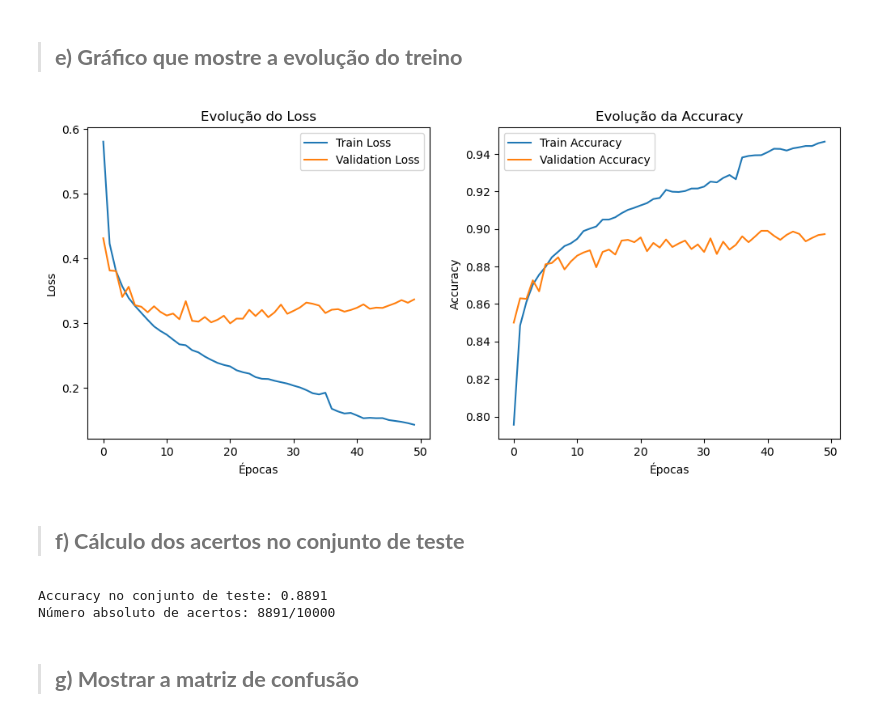
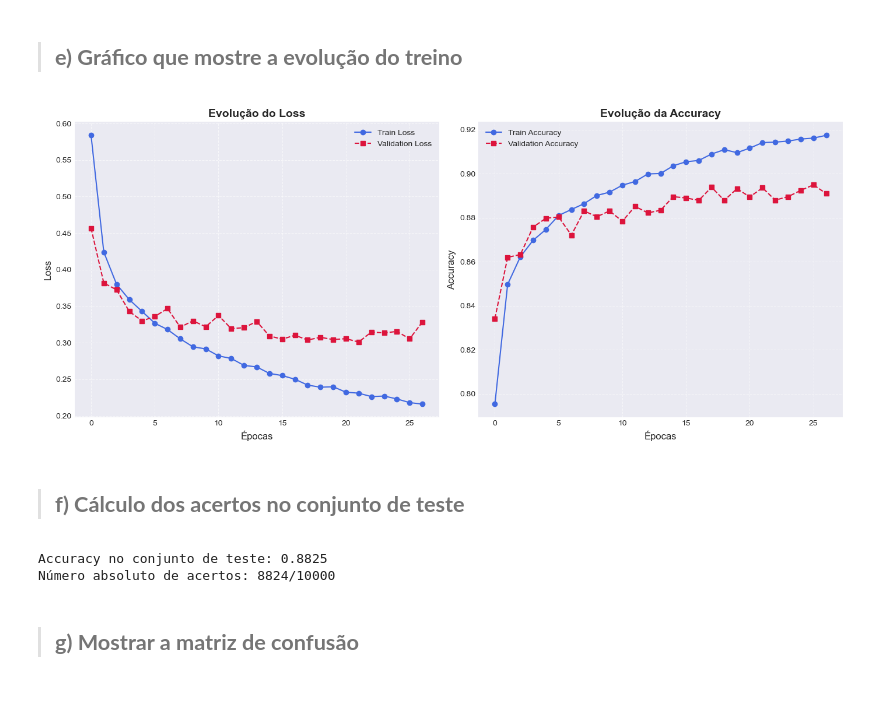
Before and after one commit to Kinpau/APVC_Projeto, a Jupyter notebook: notebooks/D1Parte1-Grupo7.ipynb, the cells around one changed output. Cells and saved outputs as stored; diff of their text form; code cells hidden in the pictures; blank space fills up the shorter version.

```diff
--- a/notebooks/D1Parte1-Grupo7.ipynb
+++ b/notebooks/D1Parte1-Grupo7.ipynb
@@ -195,16 +197,8 @@ modelo = keras.Sequential([
 > ## **c) Compilar a rede**
 # %%
 # Compilar o modelo
-modelo.compile(optimizer='adam', loss='categorical_crossentropy', metrics=['accuracy'])
+modelo.compile(optimizer='adam', loss='categorical_crossentropy', metrics=['accuracy', tf.keras.metrics.Precision(), tf.keras.metrics.Recall()])
 # %% [markdown]
 # <a class='anchor' id='3.4'></a>
 
 > ## **d) Treinar o modelo – max 50 épocas, de pref. a usar callbacks**
-# %%
-early_stopping = keras.callbacks.EarlyStopping(monitor='val_loss', patience=50, min_delta=0.0001, restore_best_weights=True) # Parar o treino se a loss do conjunto de validação não diminuir durante 50 épocas
-lr_scheduler = keras.callbacks.ReduceLROnPlateau(monitor='val_loss', factor=0.5, patience=15, min_lr=0.0001) # Reduzir a taxa de aprendizagem se a loss do conjunto de validação não diminuir durante 15 épocas
-
-# Treinar o modelo (máx. 50 épocas, usando callbacks)
-history = modelo.fit(x_train, y_train, epochs=50, batch_size=64,
-                      validation_data=(x_val, y_val),
-                      callbacks=[early_stopping, lr_scheduler])
@@ -228,0 +205,5 @@ Epoch 50/50
+# %%
+# Treinar o modelo (máx. 50 épocas, usando callbacks)
+history = modelo.fit(x_train, y_train, epochs=50, batch_size=64,
+                      validation_data=(x_val, y_val),
+                      callbacks=[BEST_MODEL_CHECKPOINT, EARLY_STOPPING])
@@ -231,39 +230,50 @@ Epoch 50/50
 
 > ## **e) Gráfico que mostre a evolução do treino**
 # %%
-# Gráfico da evolução do treino
-plt.figure(figsize=(12, 5))
+# Aplicar um estilo moderno
+plt.style.use('seaborn-darkgrid')
+
+# Criar a figura
+plt.figure(figsize=(14, 6))
+
+# Subplot para Loss
 plt.subplot(1, 2, 1)
-plt.plot(history.history['loss'], label='Train Loss')
-plt.plot(history.history['val_loss'], label='Validation Loss')
-plt.xlabel('Épocas')
-plt.ylabel('Loss')
+plt.plot(history.history['loss'], label='Train Loss', color='royalblue', linestyle='-', marker='o')
+plt.plot(history.history['val_loss'], label='Validation Loss', color='crimson', linestyle='--', marker='s')
+plt.xlabel('Épocas', fontsize=12)
+plt.ylabel('Loss', fontsize=12)
+plt.title('Evolução do Loss', fontsize=14, fontweight='bold')
 plt.legend()
-plt.title('Evolução do Loss')
+plt.grid(True, linestyle='--', alpha=0.6)
 
+# Subplot para Accuracy
 plt.subplot(1, 2, 2)
-plt.plot(history.history['accuracy'], label='Train Accuracy')
-plt.plot(history.history['val_accuracy'], label='Validation Accuracy')
-plt.xlabel('Épocas')
-plt.ylabel('Accuracy')
+plt.plot(history.history['accuracy'], label='Train Accuracy', color='royalblue', linestyle='-', marker='o')
+plt.plot(history.history['val_accuracy'], label='Validation Accuracy', color='crimson', linestyle='--', marker='s')
+plt.xlabel('Épocas', fontsize=12)
+plt.ylabel('Accuracy', fontsize=12)
+plt.title('Evolução da Accuracy', fontsize=14, fontweight='bold')
 plt.legend()
-plt.title('Evolução da Accuracy')
+plt.grid(True, linestyle='--', alpha=0.6)
+
+# Ajustar espaçamento
+plt.tight_layout()
 plt.show()
 # %% [output]
-[figure, old version]
+[figure, new version]
 # %% [markdown]
 # <a class='anchor' id='3.6'></a>
 
 > ## **f) Cálculo dos acertos no conjunto de teste**
 # %%
 # Avaliação no conjunto de teste
-test_loss, test_acc = modelo.evaluate(x_test, y_test, verbose=0)
+test_loss, test_acc = modelo.evaluate(x_test, y_test, verbose=0)[:2]
 num_acertos = int(test_acc * x_test.shape[0])
 print(f'Accuracy no conjunto de teste: {test_acc:.4f}')
 print(f'Número absoluto de acertos: {num_acertos}/{x_test.shape[0]}')
 # %% [output]
-Accuracy no conjunto de teste: 0.8891
-Número absoluto de acertos: 8891/10000
+Accuracy no conjunto de teste: 0.8825
+Número absoluto de acertos: 8824/10000
 # %% [markdown]
 # <a class='anchor' id='3.7'></a>
 
```
Also changed, not shown: parts of 5 cells of this notebook, 1 other file.
